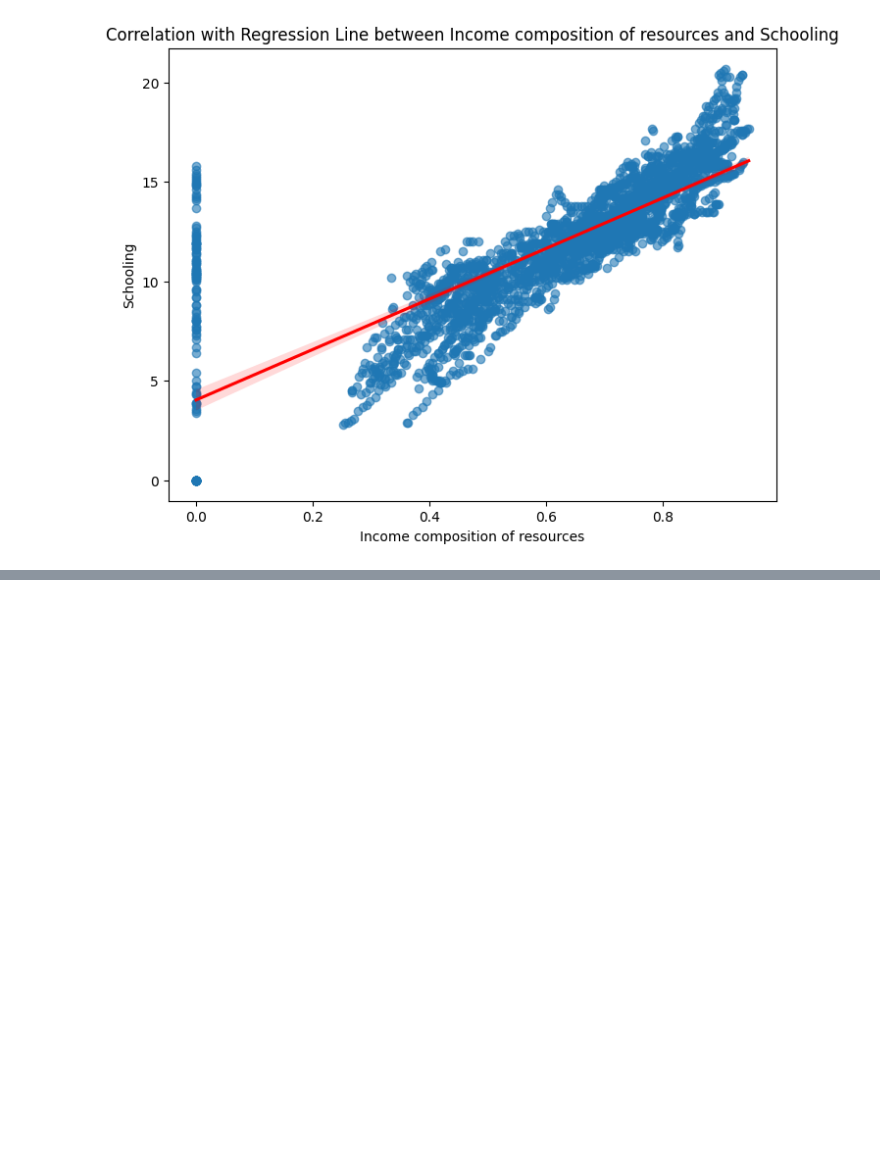
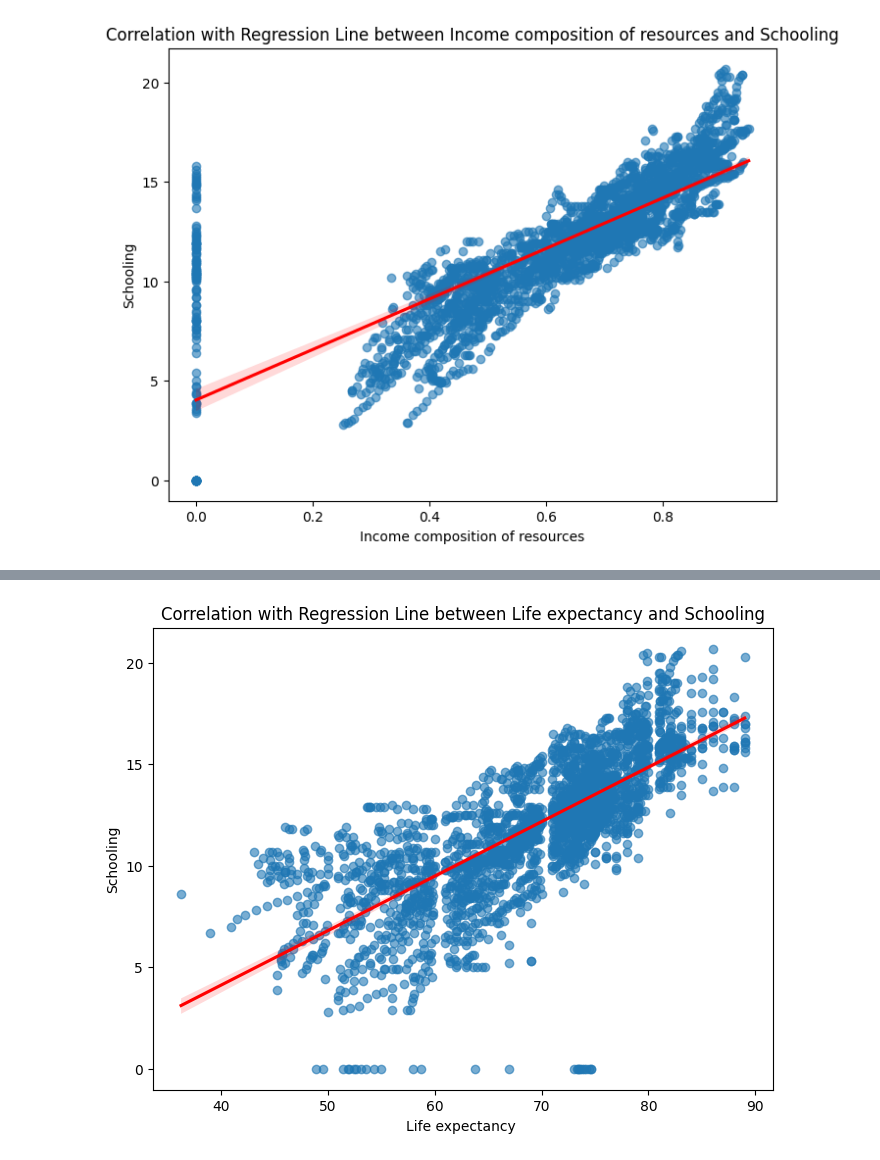
Before and after one commit to victor-duwat/Dazzle-Dash, a Jupyter notebook: notebook.ipynb, the cells around one changed output, grey strips where cells are left out. Saved outputs shown, nothing was run; the diff lists cells and outputs as text; code cells hidden in the pictures; blank space fills up the shorter version.

```diff
--- a/notebook.ipynb
+++ b/notebook.ipynb
@@ -474,0 +507,7 @@ plt.show()
+# %%
+plt.figure(figsize=(8, 6))
+sns.regplot(x='Life expectancy ', y='Schooling', data=df, scatter_kws={'alpha':0.6}, line_kws={'color':'red'})
+plt.title('Correlation with Regression Line between Life expectancy and Schooling')
+plt.show()
+# %% [output]
+[figure, added]
```
Also changed, not shown: parts of 11 cells of this notebook, 4 other files.
